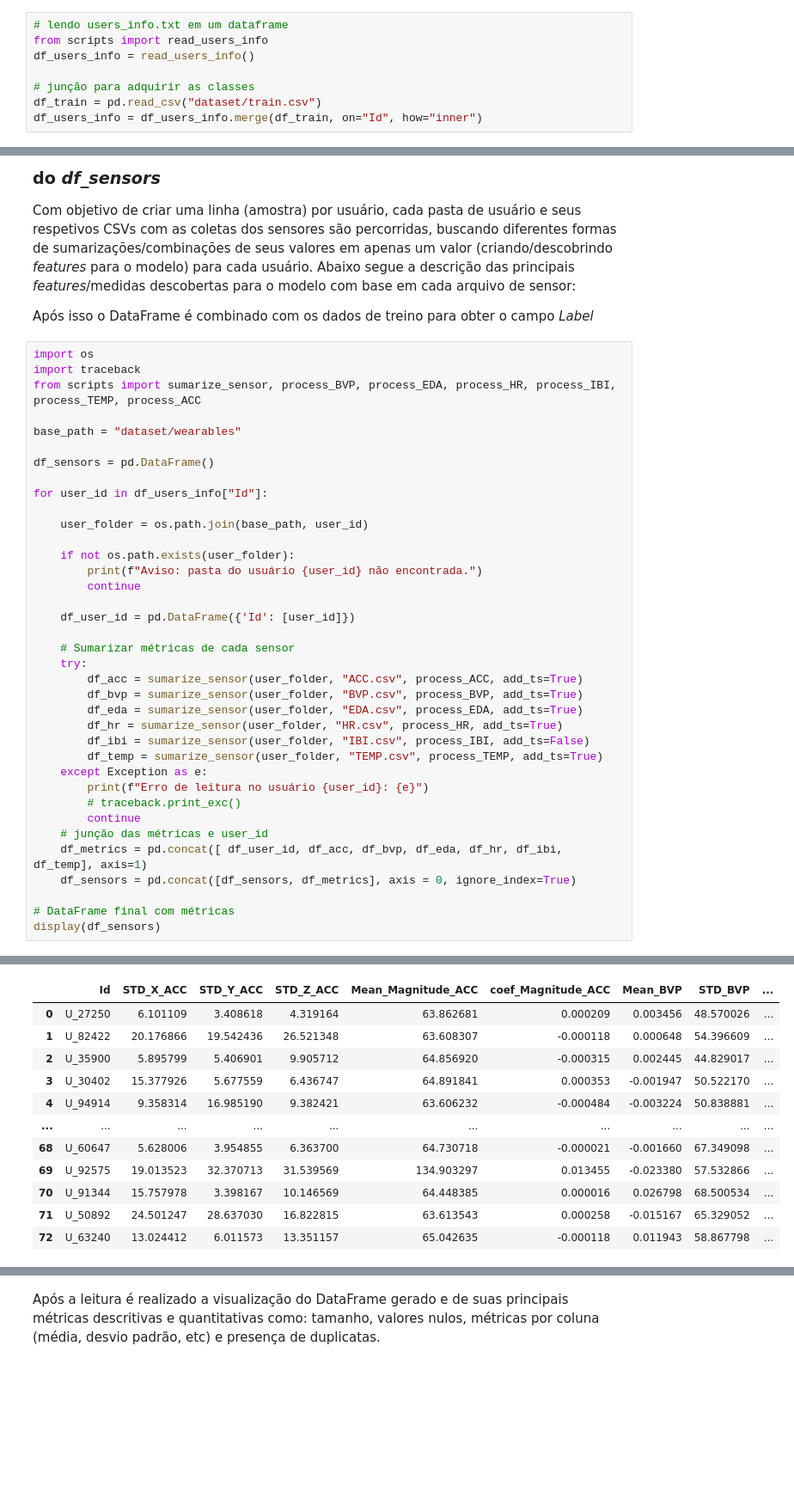
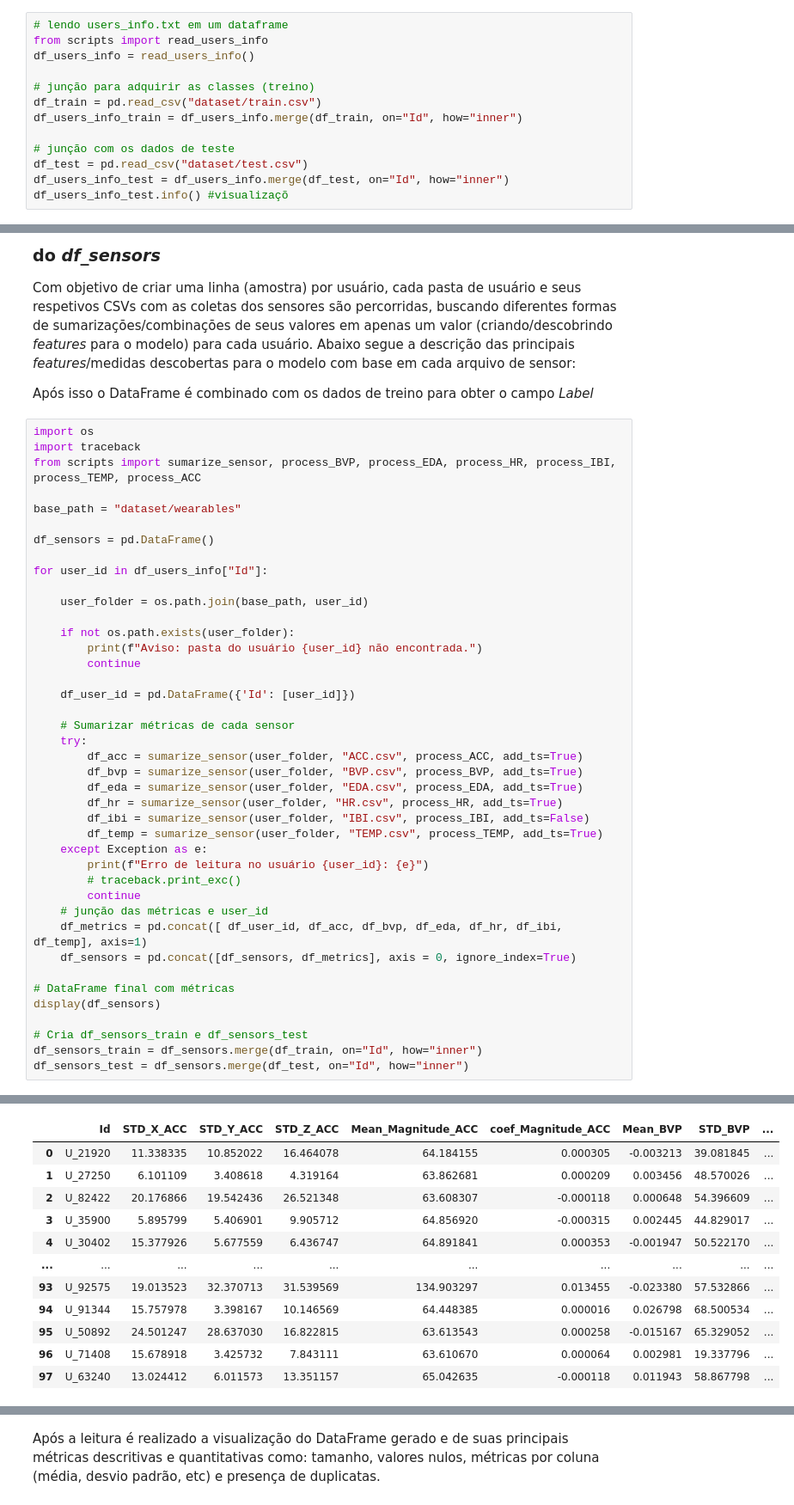
Before and after one commit to ottonifel/PROJETO_ML_FelipeOttoni_LeticiaAlmeida, a Jupyter notebook: main.ipynb, the cells around one changed output, grey strips where cells are left out. Shown at 86% size. Saved outputs shown, nothing was run; the diff lists cells and outputs as text; blank space fills up the shorter version.

```diff
--- a/main.ipynb
+++ b/main.ipynb
@@ -59,6 +42,11 @@ utiliza a função *read_users_info()* para ler e transformar o arquivo em um Da
 from scripts import read_users_info
 df_users_info = read_users_info()
 
-# junção para adquirir as classes
+# junção para adquirir as classes (treino)
 df_train = pd.read_csv("dataset/train.csv")
-df_users_info = df_users_info.merge(df_train, on="Id", how="inner")
+df_users_info_train = df_users_info.merge(df_train, on="Id", how="inner")
+
+# junção com os dados de teste
+df_test = pd.read_csv("dataset/test.csv")
+df_users_info_test = df_users_info.merge(df_test, on="Id", how="inner")
+df_users_info_test.info() #visualizaçõ
@@ -235,41 +241,45 @@ for user_id in df_users_info["Id"]:
 
     if not os.path.exists(user_folder):
         print(f"Aviso: pasta do usuário {user_id} não encontrada.")
         continue
 
     df_user_id = pd.DataFrame({'Id': [user_id]})
 
     # Sumarizar métricas de cada sensor
     try:
         df_acc = sumarize_sensor(user_folder, "ACC.csv", process_ACC, add_ts=True)
         df_bvp = sumarize_sensor(user_folder, "BVP.csv", process_BVP, add_ts=True)
         df_eda = sumarize_sensor(user_folder, "EDA.csv", process_EDA, add_ts=True)
         df_hr = sumarize_sensor(user_folder, "HR.csv", process_HR, add_ts=True)
         df_ibi = sumarize_sensor(user_folder, "IBI.csv", process_IBI, add_ts=False)
         df_temp = sumarize_sensor(user_folder, "TEMP.csv", process_TEMP, add_ts=True)
     except Exception as e:
         print(f"Erro de leitura no usuário {user_id}: {e}")
         # traceback.print_exc()
         continue
     # junção das métricas e user_id
     df_metrics = pd.concat([ df_user_id, df_acc, df_bvp, df_eda, df_hr, df_ibi, df_temp], axis=1)
     df_sensors = pd.concat([df_sensors, df_metrics], axis = 0, ignore_index=True)
 
 # DataFrame final com métricas
 display(df_sensors)
+
+# Cria df_sensors_train e df_sensors_test
+df_sensors_train = df_sensors.merge(df_train, on="Id", how="inner")
+df_sensors_test = df_sensors.merge(df_test, on="Id", how="inner")
 # %% [output]
 Erro de leitura no usuário U_87186: could not convert string to float: ' IBI'
 Erro ao ler dataset/wearables\U_89740\IBI.csv: No columns to parse from file
 Erro de leitura no usuário U_89740: 'NoneType' object has no attribute 'astype'
 |  | Id | STD_X_ACC | STD_Y_ACC | STD_Z_ACC | Mean_Magnitude_ACC | coef_Magnitude_ACC | Mean_BVP | STD_BVP | ... |
-| 0 | U_27250 | 6.101109 | 3.408618 | 4.319164 | 63.862681 | 0.000209 | 0.003456 | 48.570026 | ... |
-| 1 | U_82422 | 20.176866 | 19.542436 | 26.521348 | 63.608307 | -0.000118 | 0.000648 | 54.396609 | ... |
-| 2 | U_35900 | 5.895799 | 5.406901 | 9.905712 | 64.856920 | -0.000315 | 0.002445 | 44.829017 | ... |
-| 3 | U_30402 | 15.377926 | 5.677559 | 6.436747 | 64.891841 | 0.000353 | -0.001947 | 50.522170 | ... |
-| 4 | U_94914 | 9.358314 | 16.985190 | 9.382421 | 63.606232 | -0.000484 | -0.003224 | 50.838881 | ... |
+| 0 | U_21920 | 11.338335 | 10.852022 | 16.464078 | 64.184155 | 0.000305 | -0.003213 | 39.081845 | ... |
+| 1 | U_27250 | 6.101109 | 3.408618 | 4.319164 | 63.862681 | 0.000209 | 0.003456 | 48.570026 | ... |
+| 2 | U_82422 | 20.176866 | 19.542436 | 26.521348 | 63.608307 | -0.000118 | 0.000648 | 54.396609 | ... |
+| 3 | U_35900 | 5.895799 | 5.406901 | 9.905712 | 64.856920 | -0.000315 | 0.002445 | 44.829017 | ... |
+| 4 | U_30402 | 15.377926 | 5.677559 | 6.436747 | 64.891841 | 0.000353 | -0.001947 | 50.522170 | ... |
 | ... | ... | ... | ... | ... | ... | ... | ... | ... | ... |
-| 68 | U_60647 | 5.628006 | 3.954855 | 6.363700 | 64.730718 | -0.000021 | -0.001660 | 67.349098 | ... |
-| 69 | U_92575 | 19.013523 | 32.370713 | 31.539569 | 134.903297 | 0.013455 | -0.023380 | 57.532866 | ... |
-| 70 | U_91344 | 15.757978 | 3.398167 | 10.146569 | 64.448385 | 0.000016 | 0.026798 | 68.500534 | ... |
-| 71 | U_50892 | 24.501247 | 28.637030 | 16.822815 | 63.613543 | 0.000258 | -0.015167 | 65.329052 | ... |
-| 72 | U_63240 | 13.024412 | 6.011573 | 13.351157 | 65.042635 | -0.000118 | 0.011943 | 58.867798 | ... |
+| 93 | U_92575 | 19.013523 | 32.370713 | 31.539569 | 134.903297 | 0.013455 | -0.023380 | 57.532866 | ... |
+| 94 | U_91344 | 15.757978 | 3.398167 | 10.146569 | 64.448385 | 0.000016 | 0.026798 | 68.500534 | ... |
+| 95 | U_50892 | 24.501247 | 28.637030 | 16.822815 | 63.613543 | 0.000258 | -0.015167 | 65.329052 | ... |
+| 96 | U_71408 | 15.678918 | 3.425732 | 7.843111 | 63.610670 | 0.000064 | 0.002981 | 19.337796 | ... |
+| 97 | U_63240 | 13.024412 | 6.011573 | 13.351157 | 65.042635 | -0.000118 | 0.011943 | 58.867798 | ... |
```
Also changed, not shown: parts of 19 cells of this notebook.
